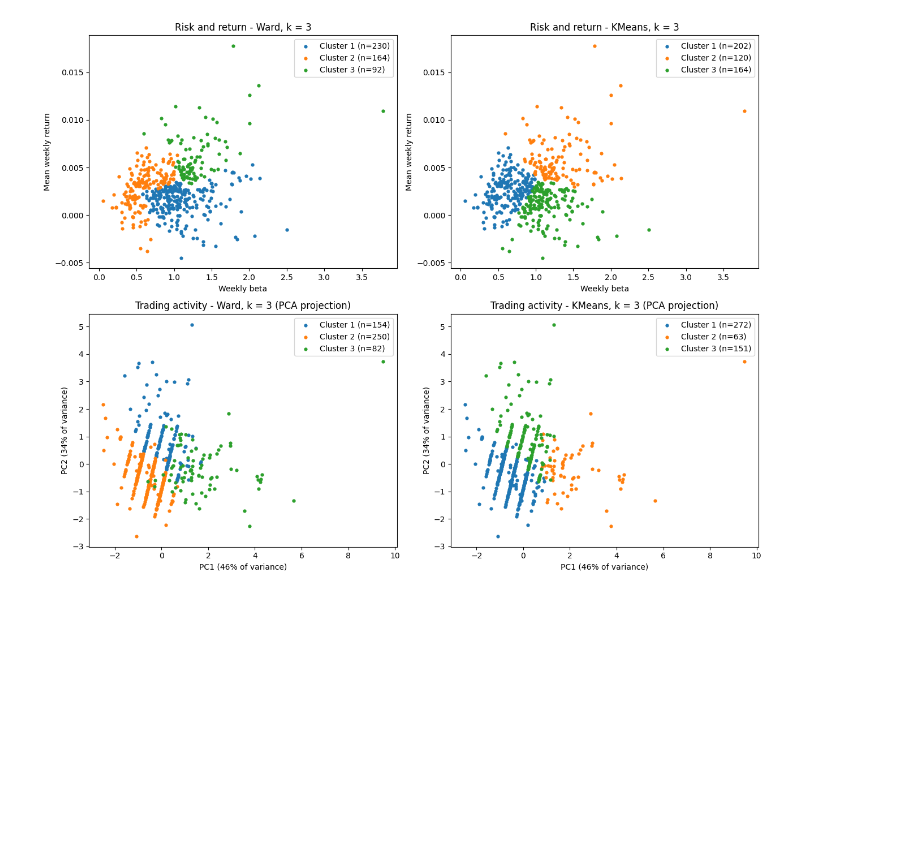
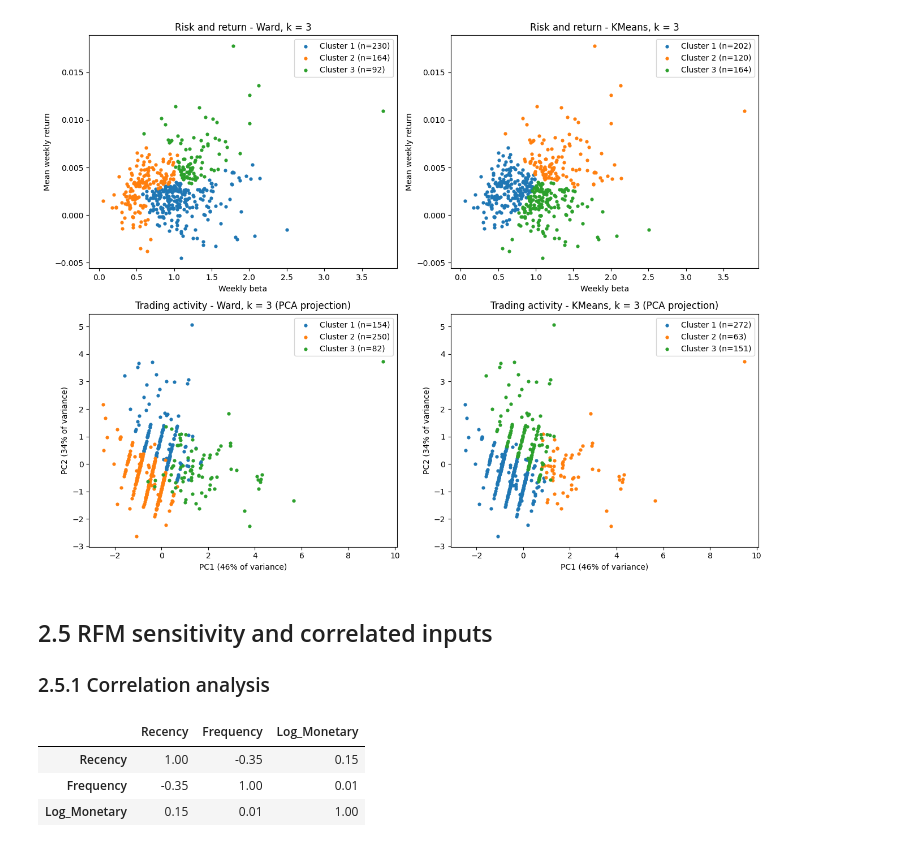
Before and after one commit to suhailnoor1821/CRM_CW1_Stock_Segmentation, a Jupyter notebook: CRM_CW1.ipynb, the cells around one changed output. Cells and saved outputs as stored; diff of their text form; code cells hidden in the pictures; blank space fills up the shorter version.

Commit message:
2.5 RFM sensitivity

```diff
--- a/CRM_CW1.ipynb
+++ b/CRM_CW1.ipynb
@@ -1005,3 +1005,17 @@ Recency       0.711  0.023
 Frequency    -0.650  0.402
 Log_Monetary  0.268  0.915
 [figure]
+# %% [markdown]
+## 2.5 RFM sensitivity and correlated inputs
+### 2.5.1 Correlation analysis
+# %%
+# Task 2.5.1: Correlations between R, F and log1p(M) (same as Tutorial 03)
+# Near 0 = not related, near +1 or -1 = strongly related
+rfm_corr = activity[['Recency', 'Frequency', 'Log_Monetary']].corr().round(2)
+rfm_corr.to_csv(f'{output_dir}/rfm_correlations.csv')
+rfm_corr
+# %% [output]
+|  | Recency | Frequency | Log_Monetary |
+| Recency | 1.00 | -0.35 | 0.15 |
+| Frequency | -0.35 | 1.00 | 0.01 |
+| Log_Monetary | 0.15 | 0.01 | 1.00 |
```
Also changed, not shown: parts of 5 cells of this notebook.
